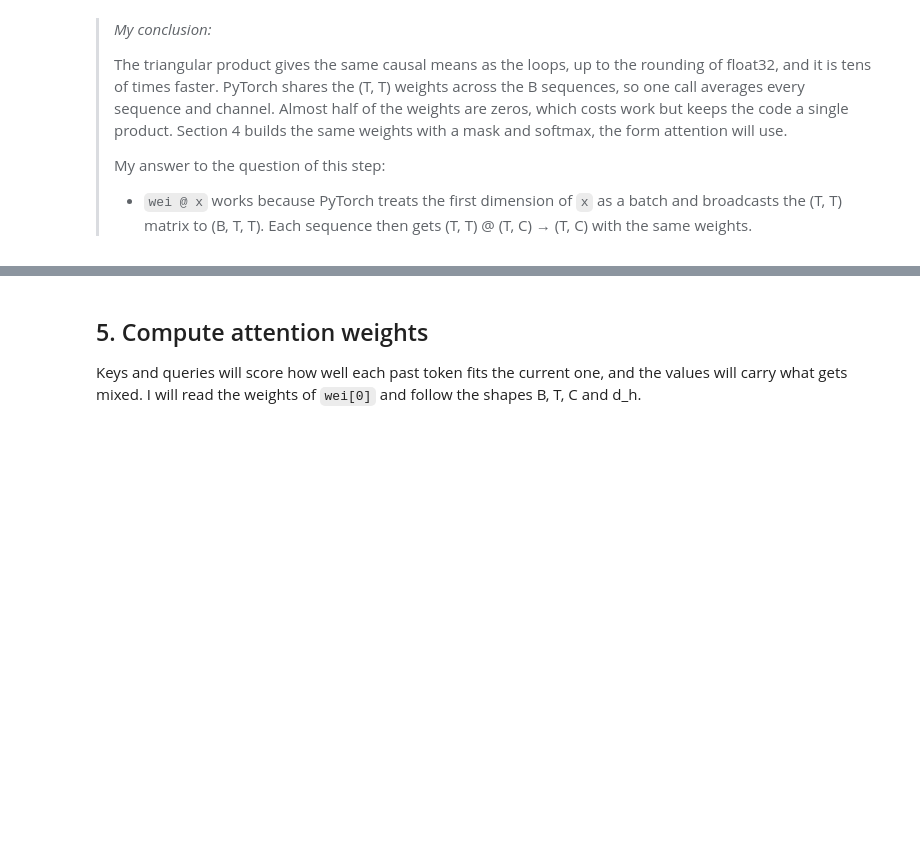
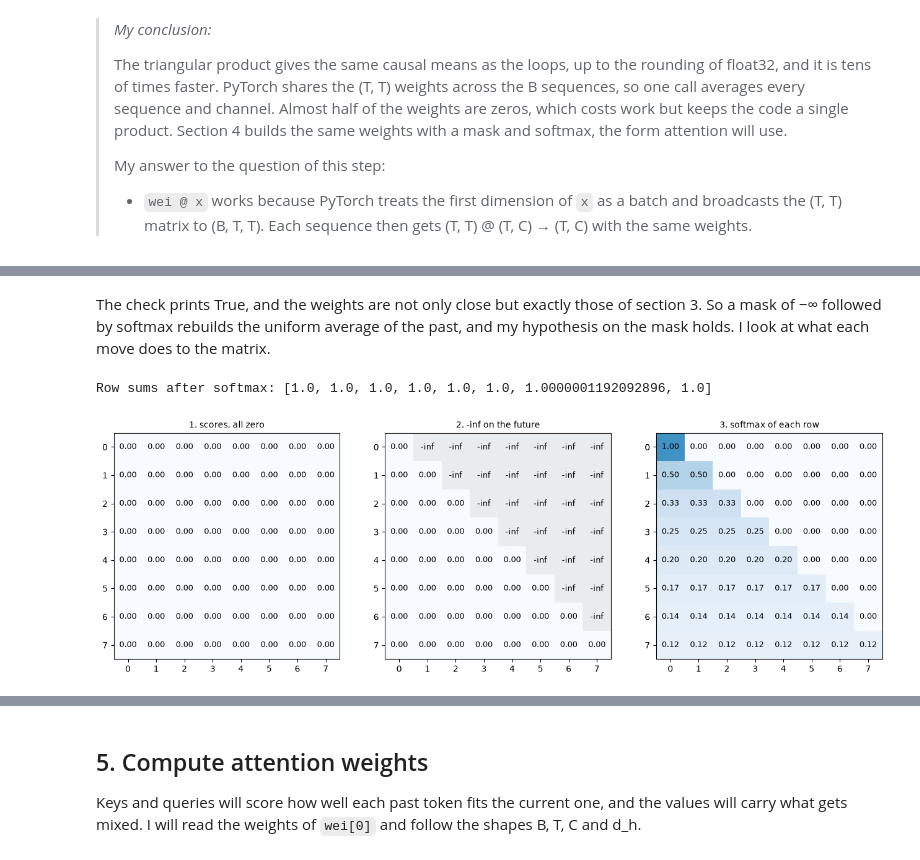
Before and after one commit to mcrayssac/ING3_IAA_GB_NLP, a Jupyter notebook: TP2_transformers.ipynb, the cells around one changed output, grey strips where cells are left out. Drawn from its saved outputs; the diff is of its cells as text; code cells hidden in the pictures; blank space fills up the shorter version.

```diff
--- a/TP2_transformers.ipynb
+++ b/TP2_transformers.ipynb
@@ -121,8 +121,12 @@ import matplotlib.pyplot as plt
 def show_matrix(ax: plt.Axes, matrix: torch.Tensor, title: str, digits: int = 2) -> None:
     """Heatmap of a 2D tensor with each value written in its cell."""
     values = matrix.detach().cpu()
-    low, high = values.min().item(), values.max().item()
-    ax.imshow(values, cmap='Blues', vmin=low, vmax=high + 0.6 * (high - low or 1))  # light cells
+    finite = values[values.isfinite()]
+    low, high = finite.min().item(), finite.max().item()
+    cmap = plt.get_cmap('Blues').copy()
+    cmap.set_bad('#e9ecef')  # -inf cells in light grey
+    shown = values.masked_fill(~values.isfinite(), float('nan'))
+    ax.imshow(shown, cmap=cmap, vmin=low, vmax=high + 0.6 * (high - low or 1))  # light cells
     for row in range(values.shape[0]):
         for col in range(values.shape[1]):
             ax.text(col, row, f'{values[row, col]:.{digits}f}', ha='center', va='center',
@@ -492,0 +520,17 @@ I will fill the future with −∞ and apply softmax, which should give exactly
+# %% [markdown]
+The check prints True, and the weights are not only close but exactly those of section 3. So a mask of −∞ followed by softmax rebuilds the uniform average of the past, and my hypothesis on the mask holds. I look at what each move does to the matrix.
+# %%
+# What happens at each move? The scores at zero, the masked scores, then the weights after softmax.
+scores = torch.zeros((T, T))
+masked = scores.masked_fill(tril == 0, float('-inf'))
+print(f'Row sums after softmax: {wei.sum(dim=1).tolist()}')
+
+fig, axes = plt.subplots(1, 3, figsize=(16, 4.8))
+for ax, matrix, title in ((axes[0], scores, '1. scores, all zero'),
+                          (axes[1], masked, '2. -inf on the future'),
+                          (axes[2], wei, '3. softmax of each row')):
+    show_matrix(ax, matrix, title)
+plt.show()
+# %% [output]
+Row sums after softmax: [1.0, 1.0, 1.0, 1.0, 1.0, 1.0, 1.0000001192092896, 1.0]
+[figure, added]
```
Also changed, not shown: parts of 12 cells of this notebook, 4 other files.
